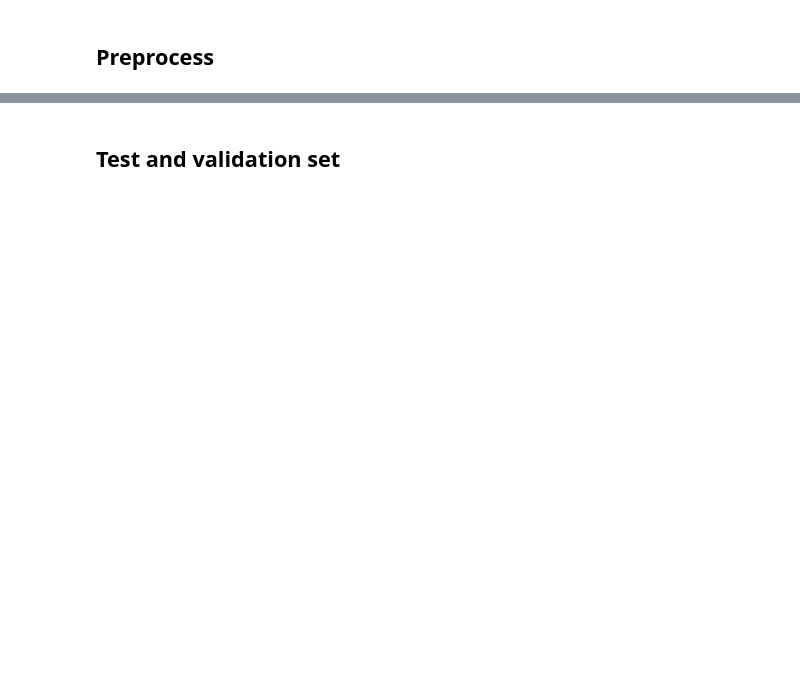
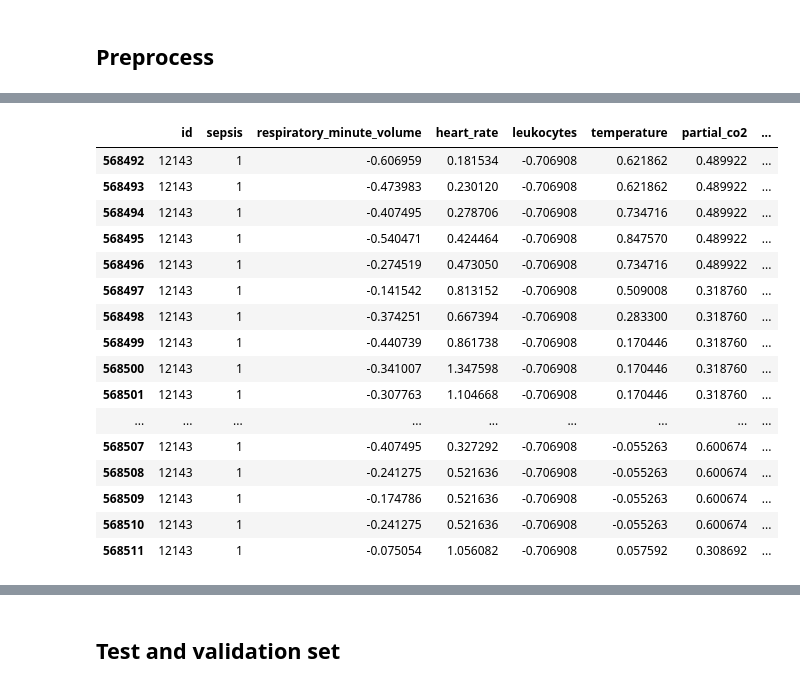
Before and after one commit to emilwennstrom/SepsisTS, a Jupyter notebook: sepsis1.ipynb, the cells around one changed output, grey strips where cells are left out. Cells and saved outputs as stored; diff of their text form; code cells hidden in the pictures; blank space fills up the shorter version.

```diff
--- a/sepsis1.ipynb
+++ b/sepsis1.ipynb
@@ -255,0 +273,20 @@ Index(['respiratory_minute_volume', 'heart_rate', 'leukocytes', 'temperature',
+# %%
+patient.tail(20)
+# %% [output]
+|  | id | sepsis | respiratory_minute_volume | heart_rate | leukocytes | temperature | partial_co2 | ... |
+| 568492 | 12143 | 1 | -0.606959 | 0.181534 | -0.706908 | 0.621862 | 0.489922 | ... |
+| 568493 | 12143 | 1 | -0.473983 | 0.230120 | -0.706908 | 0.621862 | 0.489922 | ... |
+| 568494 | 12143 | 1 | -0.407495 | 0.278706 | -0.706908 | 0.734716 | 0.489922 | ... |
+| 568495 | 12143 | 1 | -0.540471 | 0.424464 | -0.706908 | 0.847570 | 0.489922 | ... |
+| 568496 | 12143 | 1 | -0.274519 | 0.473050 | -0.706908 | 0.734716 | 0.489922 | ... |
+| 568497 | 12143 | 1 | -0.141542 | 0.813152 | -0.706908 | 0.509008 | 0.318760 | ... |
+| 568498 | 12143 | 1 | -0.374251 | 0.667394 | -0.706908 | 0.283300 | 0.318760 | ... |
+| 568499 | 12143 | 1 | -0.440739 | 0.861738 | -0.706908 | 0.170446 | 0.318760 | ... |
+| 568500 | 12143 | 1 | -0.341007 | 1.347598 | -0.706908 | 0.170446 | 0.318760 | ... |
+| 568501 | 12143 | 1 | -0.307763 | 1.104668 | -0.706908 | 0.170446 | 0.318760 | ... |
+| ... | ... | ... | ... | ... | ... | ... | ... | ... |
+| 568507 | 12143 | 1 | -0.407495 | 0.327292 | -0.706908 | -0.055263 | 0.600674 | ... |
+| 568508 | 12143 | 1 | -0.241275 | 0.521636 | -0.706908 | -0.055263 | 0.600674 | ... |
+| 568509 | 12143 | 1 | -0.174786 | 0.521636 | -0.706908 | -0.055263 | 0.600674 | ... |
+| 568510 | 12143 | 1 | -0.241275 | 0.521636 | -0.706908 | -0.055263 | 0.600674 | ... |
+| 568511 | 12143 | 1 | -0.075054 | 1.056082 | -0.706908 | 0.057592 | 0.308692 | ... |
```
Also changed, not shown: parts of 33 cells of this notebook.
